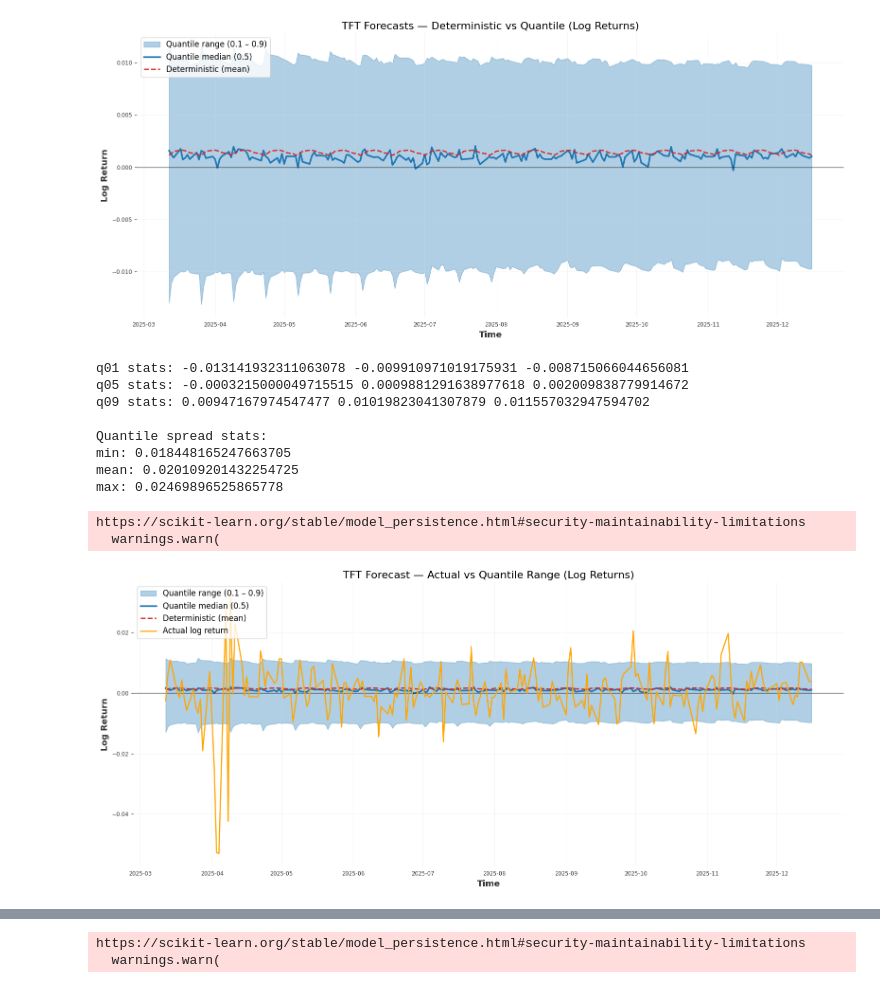
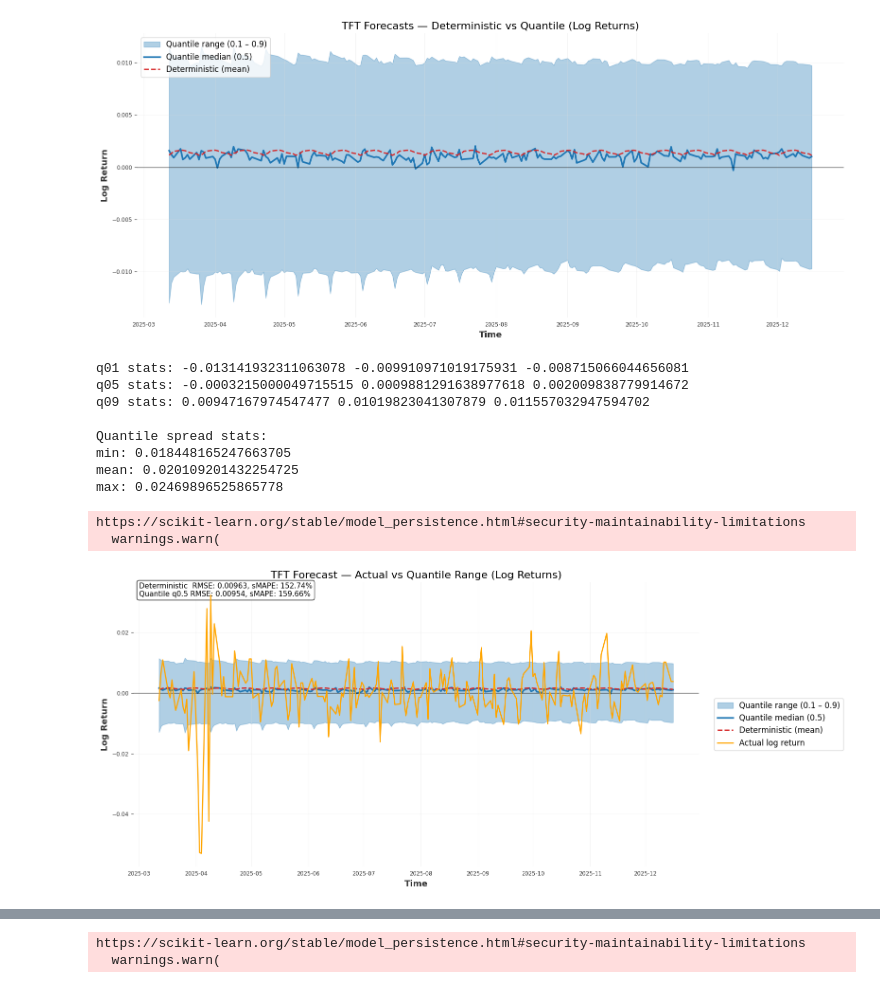
Before and after one commit to dennisddschulz/cas-artificial-intelligence, a Jupyter notebook: 07_tft_forecast_project_guido/src/notebooks/Explr_quantile.ipynb, the cells around one changed output, grey strips where cells are left out. Saved outputs shown, nothing was run; the diff lists cells and outputs as text; code cells hidden in the pictures.

Commit message:
tft log return mit quantile loss ranges

```diff
--- a/07_tft_forecast_project_guido/src/notebooks/Explr_quantile.ipynb
+++ b/07_tft_forecast_project_guido/src/notebooks/Explr_quantile.ipynb
@@ -216,33 +216,61 @@ plt.plot(
     x,
     actual_y,
     color="orange",
     linewidth=1.8,
     label="Actual log return",
     zorder=4,
 )
 
 
+
 # Zero line
 plt.axhline(0, color="black", linewidth=1, alpha=0.6)
 
 plt.title("TFT Forecast — Actual vs Quantile Range (Log Returns)", fontsize=16)
 plt.xlabel("Time", fontsize=13)
 plt.ylabel("Log Return", fontsize=13)
 
-plt.legend(loc="upper left", fontsize=12, frameon=True)
+plt.legend(
+    loc="center left",
+    bbox_to_anchor=(1.02, 0.5),
+    fontsize=12,
+    frameon=True,
+)
 plt.grid(alpha=0.3)
 plt.tight_layout()
+
+
+
+rmse_det = results["rmse"]
+smape_det = results["smape"]
+
+rmse_q = results["quantile"]["metrics"]["rmse"]
+smape_q = results["quantile"]["metrics"]["smape"]
+
+text = (
+    f"Deterministic  RMSE: {rmse_det:.5f}, sMAPE: {smape_det:.2f}%\n"
+    f"Quantile q0.5 RMSE: {rmse_q:.5f}, sMAPE: {smape_q:.2f}%"
+)
+
+plt.text(
+    0.01, 0.95, text,
+    transform=plt.gca().transAxes,
+    fontsize=11,
+    horizontalalignment="left",
+    bbox=dict(boxstyle="round", facecolor="white", alpha=0.85)
+)
+
 plt.show()
 # %% [output]
 q01 stats: -0.013141932311063078 -0.009910971019175931 -0.008715066044656081
 q05 stats: -0.0003215000049715515 0.0009881291638977618 0.002009838779914672
 q09 stats: 0.00947167974547477 0.01019823041307879 0.011557032947594702
 
 Quantile spread stats:
 min: 0.018448165247663705
 mean: 0.020109201432254725
 max: 0.02469896525865778
 https://scikit-learn.org/stable/model_persistence.html#security-maintainability-limitations
   warnings.warn(
-[figure, old version]
+[figure, new version]
 # %%
```
Also changed, not shown: parts of 1 cell of this notebook.
